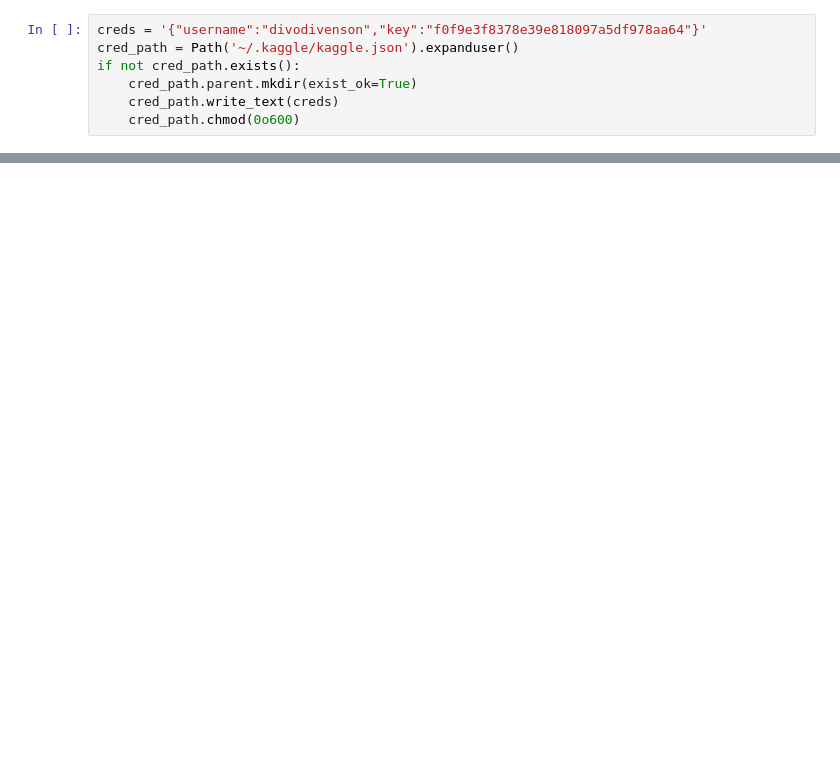
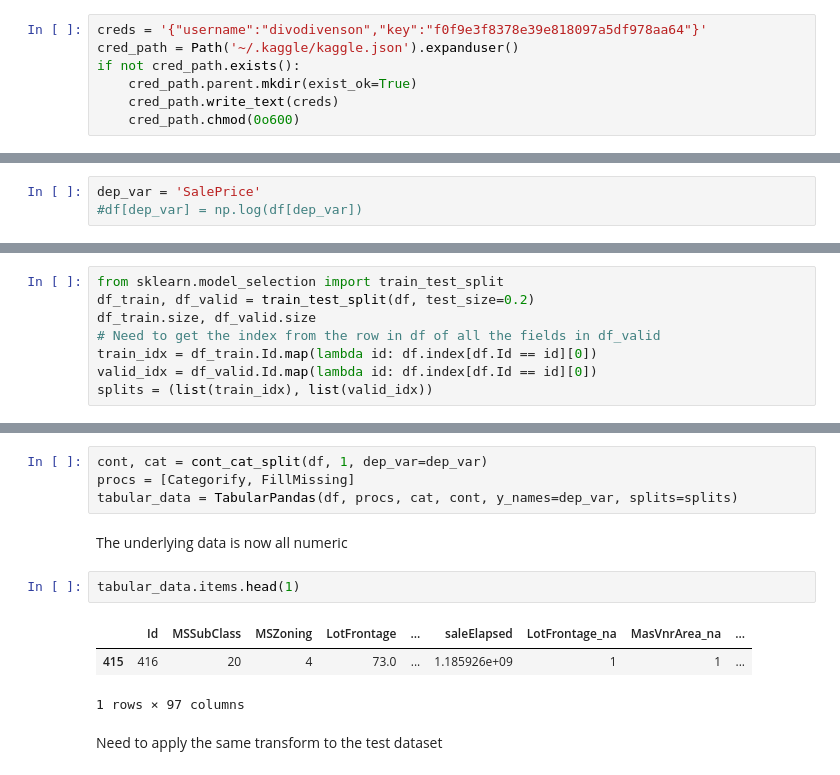
Before and after one commit to divo/ai, a Jupyter notebook: kaggle/house-prices-competition.ipynb, the cells around one changed output, grey strips where cells are left out. Drawn from its saved outputs; the diff is of its cells as text; blank space fills up the shorter version.

```diff
--- a/kaggle/house-prices-competition.ipynb
+++ b/kaggle/house-prices-competition.ipynb
@@ -43,0 +182,3 @@ Index(['Id', 'MSSubClass', 'MSZoning', 'LotFrontage', 'LotArea', 'Street',
+# %%
+dep_var = 'SalePrice'
+#df[dep_var] = np.log(df[dep_var])
@@ -43,0 +195,8 @@ Index(['Id', 'MSSubClass', 'MSZoning', 'LotFrontage', 'LotArea', 'Street',
+# %%
+from sklearn.model_selection import train_test_split
+df_train, df_valid = train_test_split(df, test_size=0.2)
+df_train.size, df_valid.size
+# Need to get the index from the row in df of all the fields in df_valid
+train_idx = df_train.Id.map(lambda id: df.index[df.Id == id][0])
+valid_idx = df_valid.Id.map(lambda id: df.index[df.Id == id][0])
+splits = (list(train_idx), list(valid_idx))
@@ -43,0 +210,14 @@ Index(['Id', 'MSSubClass', 'MSZoning', 'LotFrontage', 'LotArea', 'Street',
+# %%
+cont, cat = cont_cat_split(df, 1, dep_var=dep_var)
+procs = [Categorify, FillMissing]
+tabular_data = TabularPandas(df, procs, cat, cont, y_names=dep_var, splits=splits)
+# %% [markdown]
+The underlying data is now all numeric
+# %%
+tabular_data.items.head(1)
+# %% [output]
+|  | Id | MSSubClass | MSZoning | LotFrontage | ... | saleElapsed | LotFrontage_na | MasVnrArea_na | ... |
+| 415 | 416 | 20 | 4 | 73.0 | ... | 1.185926e+09 | 1 | 1 | ... |
+1 rows × 97 columns
+# %% [markdown]
+Need to apply the same transform to the test dataset
```
Also changed, not shown: parts of 35 cells of this notebook.
